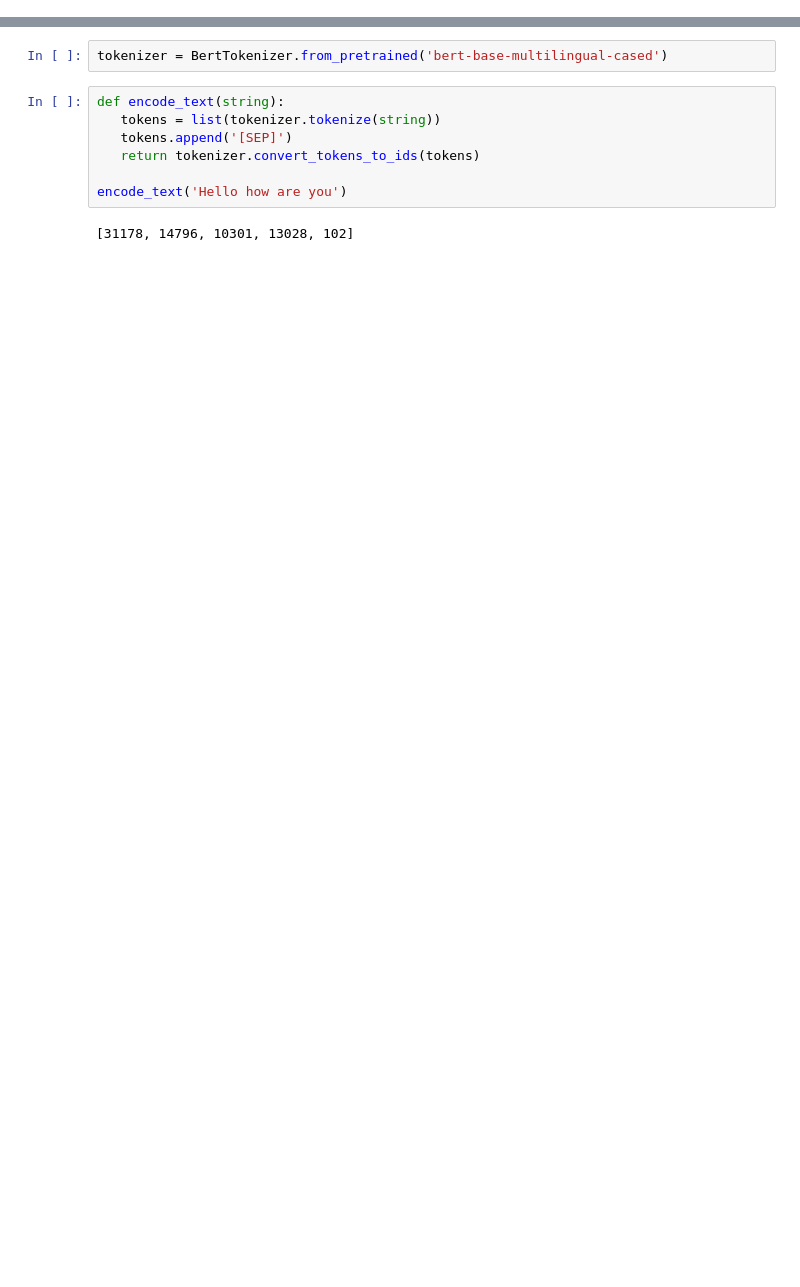
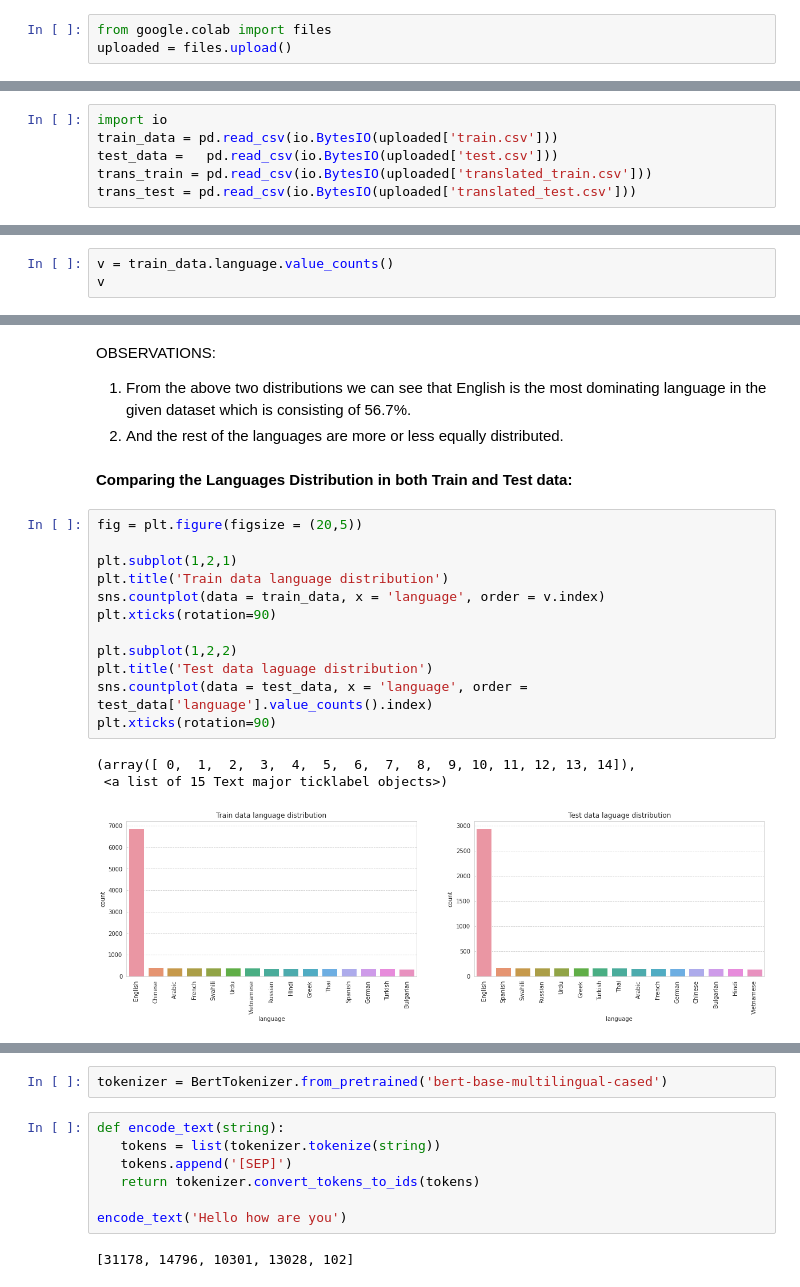
Before and after one commit to Nupur582/Machine-learning-Project, a Jupyter notebook: Submission.ipynb, the cells around one changed output, grey strips where cells are left out. Drawn from its saved outputs; the diff is of its cells as text; blank space fills up the shorter version.

```diff
--- a/Submission.ipynb
+++ b/Submission.ipynb
@@ -176,0 +47,3 @@ Successfully installed sacremoses-0.0.43 sentencepiece-0.1.91 tokenizers-0.8.1rc
+# %%
+from google.colab import files
+uploaded = files.upload()
@@ -176,0 +56,6 @@ Successfully installed sacremoses-0.0.43 sentencepiece-0.1.91 tokenizers-0.8.1rc
+# %%
+import io
+train_data = pd.read_csv(io.BytesIO(uploaded['train.csv']))
+test_data =   pd.read_csv(io.BytesIO(uploaded['test.csv']))
+trans_train = pd.read_csv(io.BytesIO(uploaded['translated_train.csv']))
+trans_test = pd.read_csv(io.BytesIO(uploaded['translated_test.csv']))
@@ -176,0 +192,3 @@ Successfully installed sacremoses-0.0.43 sentencepiece-0.1.91 tokenizers-0.8.1rc
+# %%
+v = train_data.language.value_counts()
+v
@@ -176,0 +228,22 @@ Successfully installed sacremoses-0.0.43 sentencepiece-0.1.91 tokenizers-0.8.1rc
+# %% [markdown]
+OBSERVATIONS:
+1. From the above two distributions we can see that English is the most dominating language in the given dataset which is consisting of 56.7%.
+2. And the rest of the languages are more or less equally distributed.
+# %% [markdown]
+**Comparing the Languages Distribution in both Train and Test data:**
+# %%
+fig = plt.figure(figsize = (20,5))
+
+plt.subplot(1,2,1)
+plt.title('Train data language distribution')
+sns.countplot(data = train_data, x = 'language', order = v.index)
+plt.xticks(rotation=90)
+
+plt.subplot(1,2,2)
+plt.title('Test data laguage distribution')
+sns.countplot(data = test_data, x = 'language', order = test_data['language'].value_counts().index)
+plt.xticks(rotation=90)
+# %% [output]
+(array([ 0,  1,  2,  3,  4,  5,  6,  7,  8,  9, 10, 11, 12, 13, 14]),
+ <a list of 15 Text major ticklabel objects>)
+[figure, added]
```
Also changed, not shown: parts of 98 cells of this notebook.
